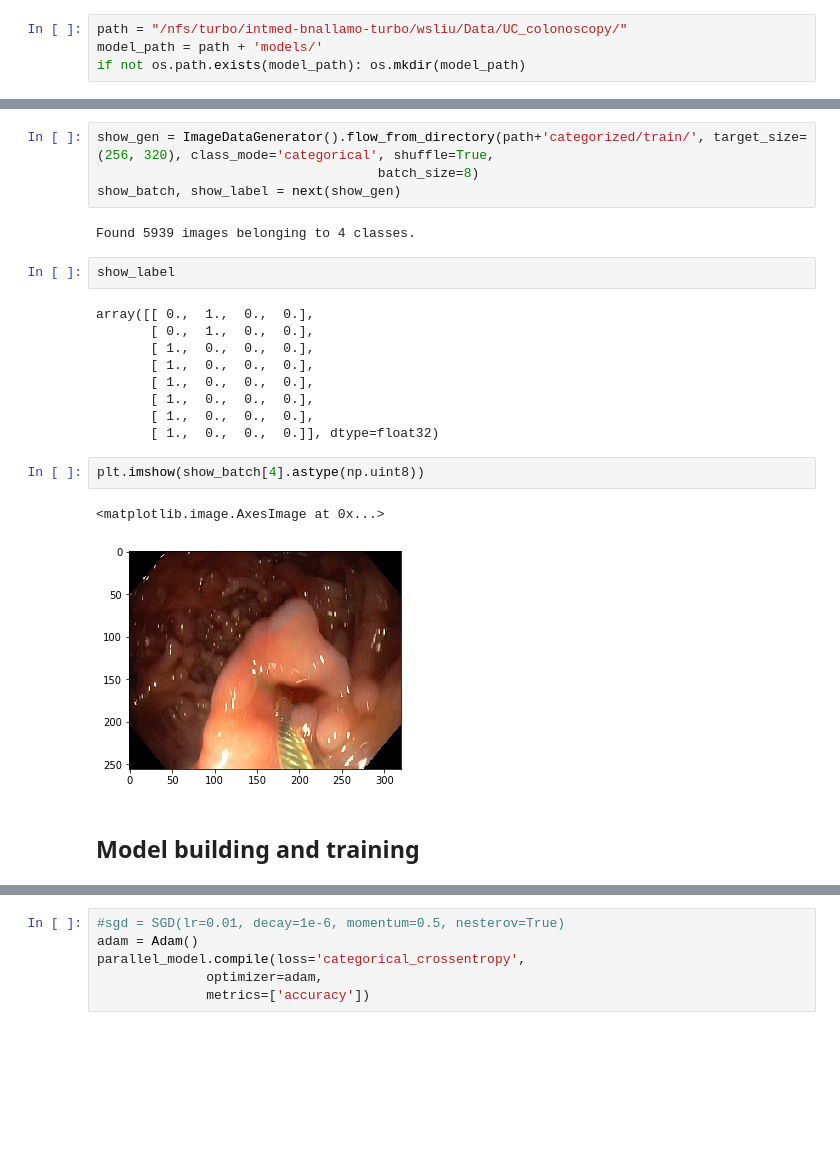
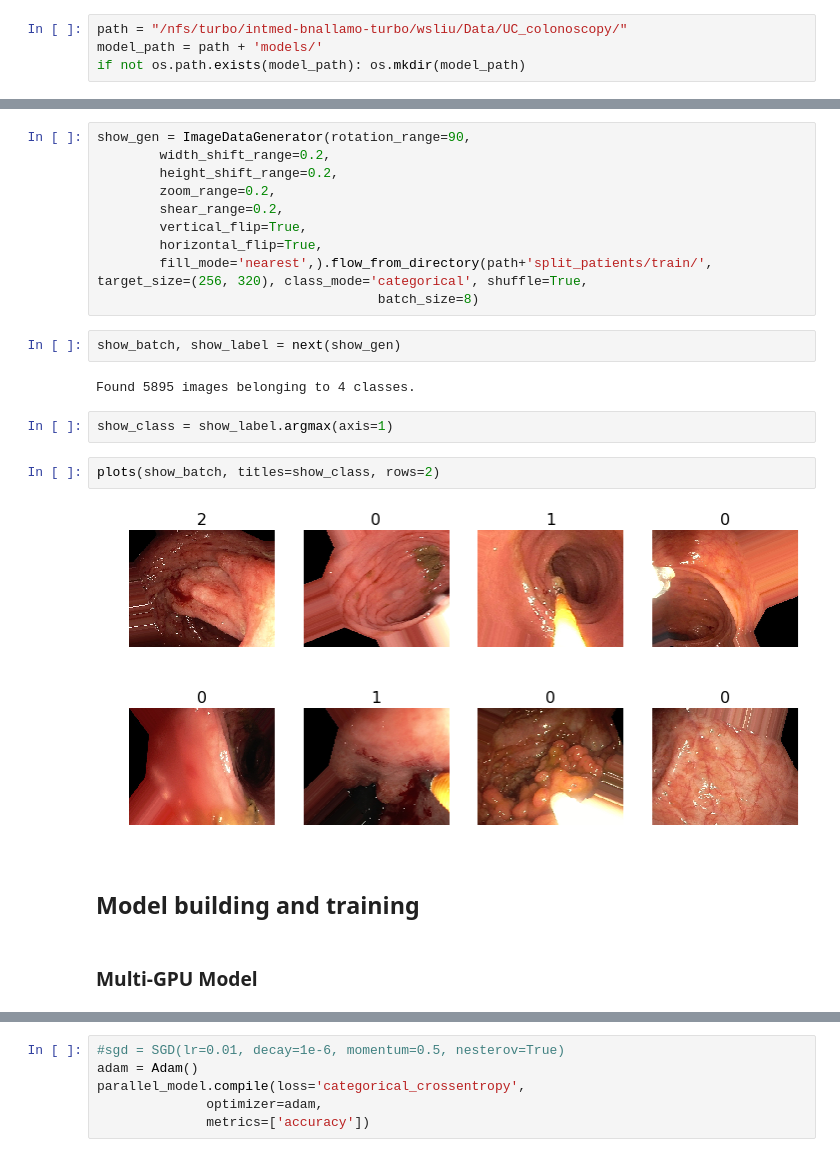
Before and after one commit to wenshuoliu/DLproj, a Jupyter notebook: UC_colonoscopy/scratch.ipynb, the cells around one changed output, grey strips where cells are left out. Cells and saved outputs as stored; diff of their text form; blank space fills up the shorter version.

```diff
--- a/UC_colonoscopy/scratch.ipynb
+++ b/UC_colonoscopy/scratch.ipynb
@@ -57,27 +58,27 @@ Found 1494 images belonging to 4 classes.
 # %%
-show_gen = ImageDataGenerator().flow_from_directory(path+'categorized/train/', target_size=(256, 320), class_mode='categorical', shuffle=True,
+show_gen = ImageDataGenerator(rotation_range=90,
+        width_shift_range=0.2,
+        height_shift_range=0.2,
+        zoom_range=0.2,
+        shear_range=0.2,
+        vertical_flip=True,
+        horizontal_flip=True,
+        fill_mode='nearest',).flow_from_directory(path+'split_patients/train/', target_size=(256, 320), class_mode='categorical', shuffle=True,
                                     batch_size=8)
-show_batch, show_label = next(show_gen)
-# %% [output]
-Found 5939 images belonging to 4 classes.
-# %%
-show_label
-# %% [output]
-array([[ 0.,  1.,  0.,  0.],
-       [ 0.,  1.,  0.,  0.],
-       [ 1.,  0.,  0.,  0.],
-       [ 1.,  0.,  0.,  0.],
-       [ 1.,  0.,  0.,  0.],
-       [ 1.,  0.,  0.,  0.],
-       [ 1.,  0.,  0.,  0.],
-       [ 1.,  0.,  0.,  0.]], dtype=float32)
-# %%
-plt.imshow(show_batch[4].astype(np.uint8))
-# %% [output]
-<matplotlib.image.AxesImage at 0x...>
-[figure, removed]
+# %%
+show_batch, show_label = next(show_gen)
+# %% [output]
+Found 5895 images belonging to 4 classes.
+# %%
+show_class = show_label.argmax(axis=1)
+# %%
+plots(show_batch, titles=show_class, rows=2)
+# %% [output]
+[figure, added]
 # %% [markdown]
 ## Model building and training
+# %% [markdown]
+### Multi-GPU Model
 # %%
 with tf.device('/cpu:0'):
     model = Sequential()
```
Also changed, not shown: parts of 21 cells of this notebook, 5 other files.
